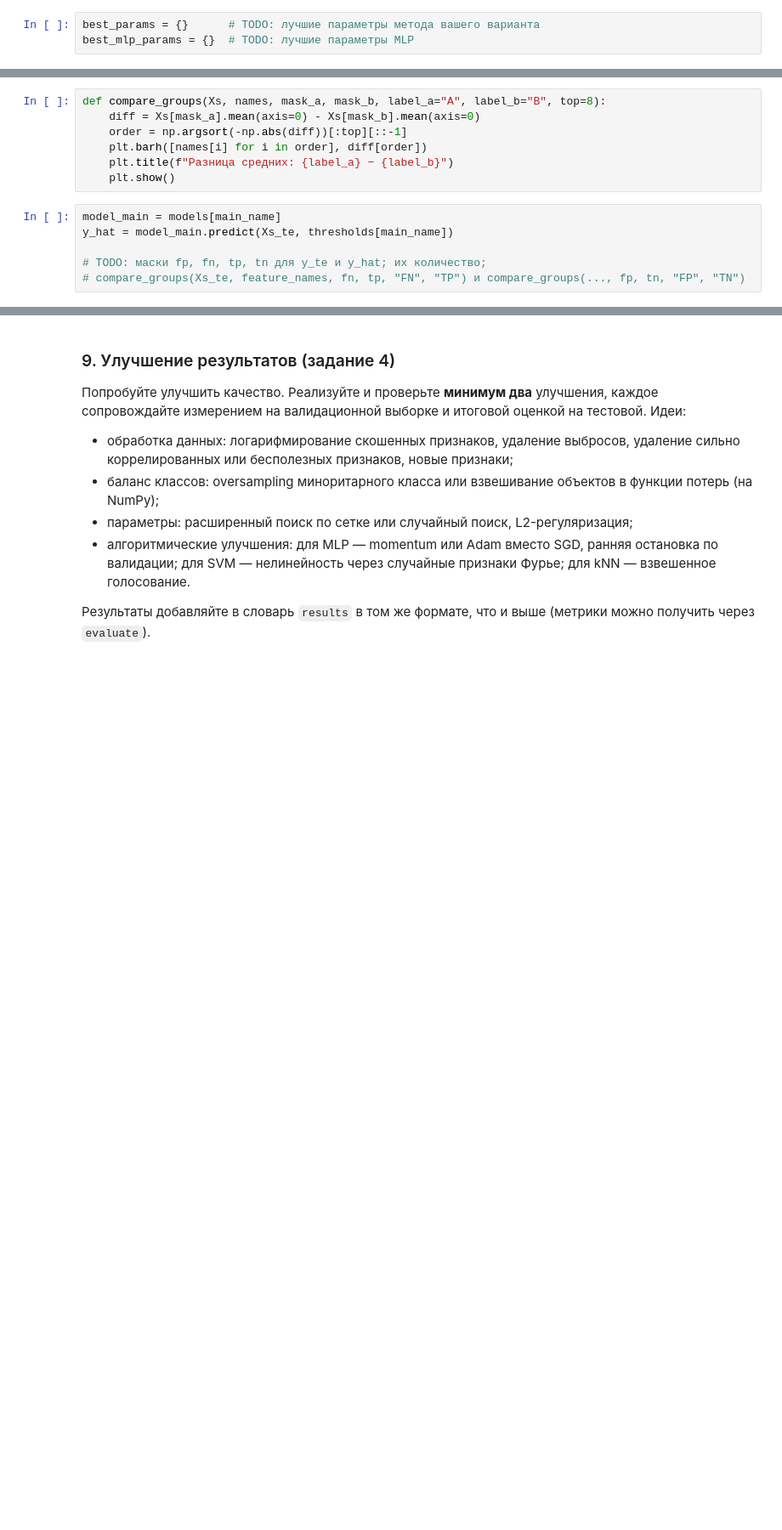
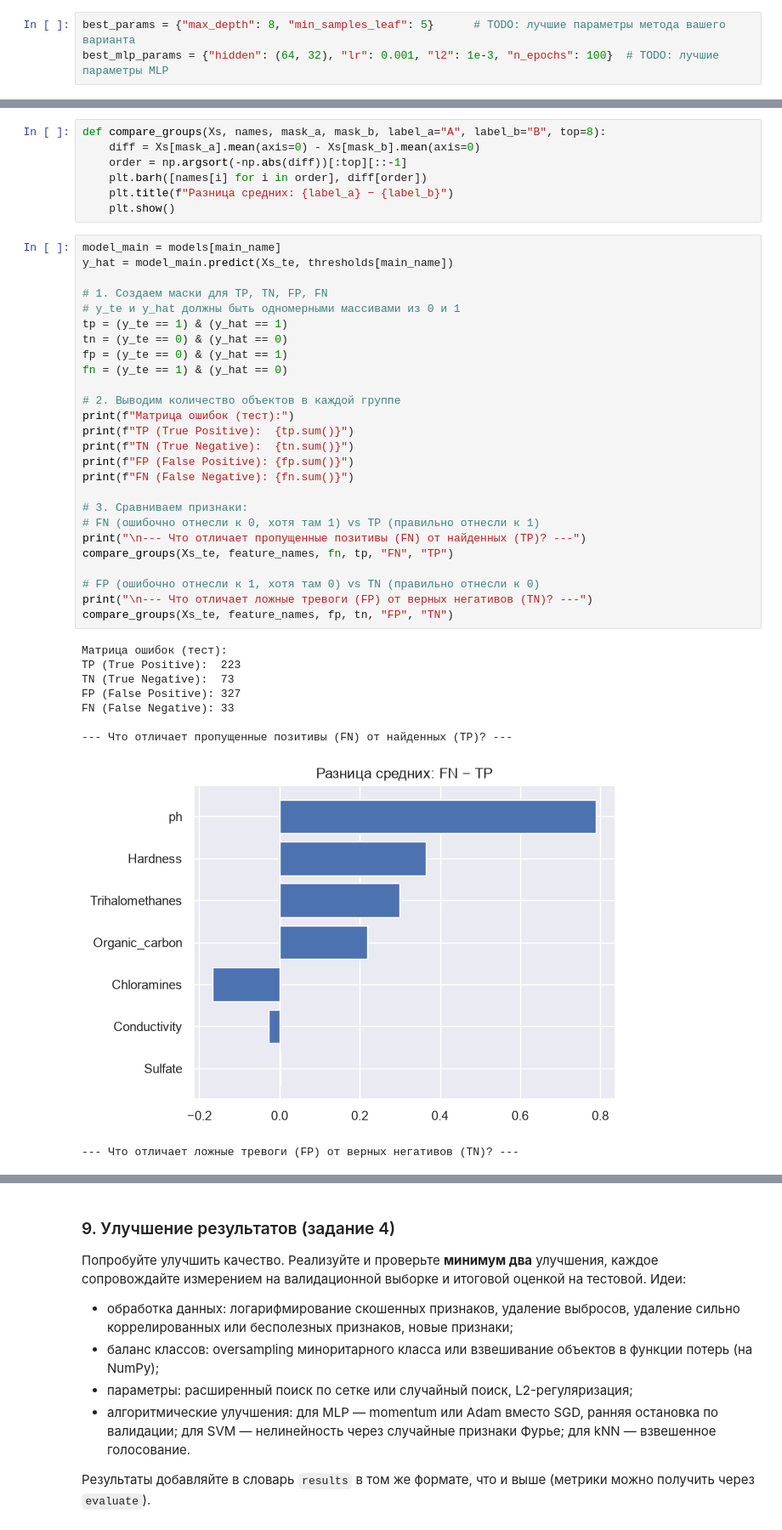
Before and after one commit to JIeJLMeHb/AIML, a Jupyter notebook: Lab1/Лабораторная_1_классификация.ipynb, the cells around one changed output, grey strips where cells are left out. Shown at 85% size. Cells and saved outputs as stored; diff of their text form; blank space fills up the shorter version.

```diff
--- a/Lab1/Лабораторная_1_классификация.ipynb
+++ b/Lab1/Лабораторная_1_классификация.ipynb
@@ -1123,8 +1314,8 @@ TypeError: sweep() missing 1 required positional argument: 'values'
 
 Укажите лучшие найденные параметры (пустой словарь означает значения по умолчанию, но тогда подбор из раздела 5 бессмысленен). Обе модели обучаются на обучающей выборке и оцениваются на тестовой. Рядом считаются эталонные модели scikit-learn.
 # %%
-best_params = {}      # TODO: лучшие параметры метода вашего варианта
-best_mlp_params = {}  # TODO: лучшие параметры MLP
+best_params = {"max_depth": 8, "min_samples_leaf": 5}      # TODO: лучшие параметры метода вашего варианта
+best_mlp_params = {"hidden": (64, 32), "lr": 0.001, "l2": 1e-3, "n_epochs": 100}  # TODO: лучшие параметры MLP
 # %%
 def evaluate(model, X_train, y_train, X_eval, y_eval, threshold=0.5):
     t0 = time.perf_counter()
@@ -1254,6 +1719,36 @@ def compare_groups(Xs, names, mask_a, mask_b, label_a="A", label_b="B", top=8):
 # %%
 model_main = models[main_name]
 y_hat = model_main.predict(Xs_te, thresholds[main_name])
 
-# TODO: маски fp, fn, tp, tn для y_te и y_hat; их количество;
-# compare_groups(Xs_te, feature_names, fn, tp, "FN", "TP") и compare_groups(..., fp, tn, "FP", "TN")
+# 1. Создаем маски для TP, TN, FP, FN
+# y_te и y_hat должны быть одномерными массивами из 0 и 1
+tp = (y_te == 1) & (y_hat == 1)
+tn = (y_te == 0) & (y_hat == 0)
+fp = (y_te == 0) & (y_hat == 1)
+fn = (y_te == 1) & (y_hat == 0)
+
+# 2. Выводим количество объектов в каждой группе
+print(f"Матрица ошибок (тест):")
+print(f"TP (True Positive):  {tp.sum()}")
+print(f"TN (True Negative):  {tn.sum()}")
+print(f"FP (False Positive): {fp.sum()}")
+print(f"FN (False Negative): {fn.sum()}")
+
+# 3. Сравниваем признаки:
+# FN (ошибочно отнесли к 0, хотя там 1) vs TP (правильно отнесли к 1)
+print("\n--- Что отличает пропущенные позитивы (FN) от найденных (TP)? ---")
+compare_groups(Xs_te, feature_names, fn, tp, "FN", "TP")
+
+# FP (ошибочно отнесли к 1, хотя там 0) vs TN (правильно отнесли к 0)
+print("\n--- Что отличает ложные тревоги (FP) от верных негативов (TN)? ---")
+compare_groups(Xs_te, feature_names, fp, tn, "FP", "TN")
+# %% [output]
+Матрица ошибок (тест):
+TP (True Positive):  223
+TN (True Negative):  73
+FP (False Positive): 327
+FN (False Negative): 33
+
+--- Что отличает пропущенные позитивы (FN) от найденных (TP)? ---
+[figure, added]
+--- Что отличает ложные тревоги (FP) от верных негативов (TN)? ---
```
Also changed, not shown: parts of 19 cells of this notebook.
